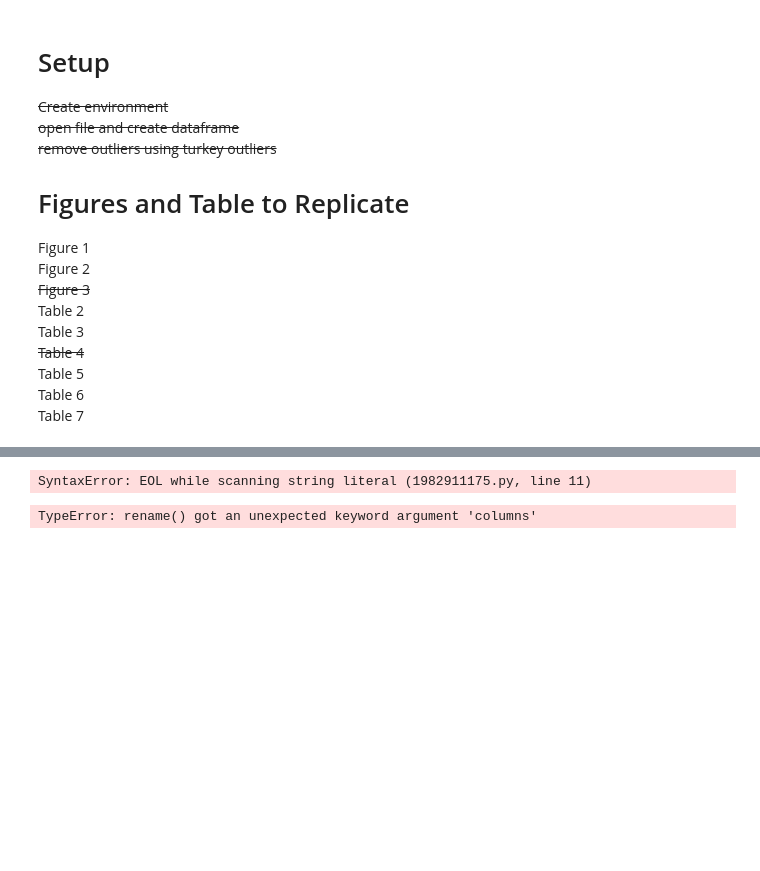
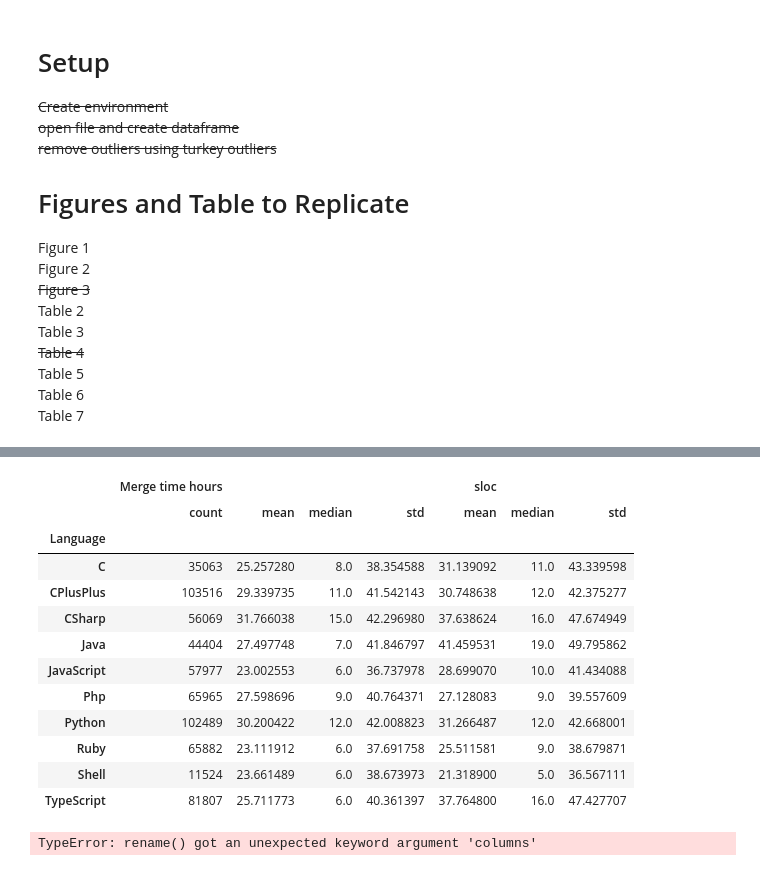
Before and after one commit to GuillaumeClaude/SENG-480B-Final-Project, a Jupyter notebook: Code/analysis.ipynb, the cells around one changed output, grey strips where cells are left out. Drawn from its saved outputs; the diff is of its cells as text; code cells hidden in the pictures; blank space fills up the shorter version.

Commit message:
Fixed table 4

```diff
--- a/Code/analysis.ipynb
+++ b/Code/analysis.ipynb
@@ -25,7 +25,7 @@ from scipy.stats import spearmanr
 # %%
 # Reading input file and creating dataframe for analysis
 
-df = pd.read_csv("C:\SENG-480B-Final-Project\Input files\prlist.txt", sep=",")
+df = pd.read_csv("/Users/admin/Desktop/SENG-480B-Final-Project-1/Input files/prlist.txt", sep=",")
 df["sloc"]=df['Insertions']+df['Deletions']+df['Modifications']
 df.head()
 # %% [output]
@@ -134,17 +134,30 @@ combine=pd.concat([df1,df2], axis=1)
 # %%
 # Table 4 Time-to-merge (hours) and SLOC per pull request
 # N = total number, M = mean, Mdn = median, SD = standard deviation.
 
 
 day=df["Merge time minutes"]/60
 day=pd.to_numeric(day, downcast='integer').apply(np.ceil)
 pull=pd.DataFrame()
 pull= df.copy()
 pull["Merge time minutes"]=day
 pull=pull.drop(columns=["PR ID","Modifications", "Files changed","Insertions","Deletions"])
-pull=pull.groupby(["Language"]).agg({ 'Mergetime minutes': ['count','mean','median', 'std'], 'sloc': ['mean','median', 'std']}).rename(columns={"Merge time minutes":"Merge time hours","count":count"display(pull)a
+pull=pull.groupby(["Language"]).agg({ 'Merge time minutes': ['count','mean','median', 'std'], 'sloc': ['mean','median', 'std']}).rename(columns={"Merge time minutes":"Merge time hours","count":"count"})
+display(pull)
 # %% [output]
-SyntaxError: EOL while scanning string literal (1982911175.py, line 11)
+|  | Merge time hours |  |  |  | sloc |  |  |
+|  | count | mean | median | std | mean | median | std |
+| Language |  |  |  |  |  |  |  |
+| C | 35063 | 25.257280 | 8.0 | 38.354588 | 31.139092 | 11.0 | 43.339598 |
+| CPlusPlus | 103516 | 29.339735 | 11.0 | 41.542143 | 30.748638 | 12.0 | 42.375277 |
+| CSharp | 56069 | 31.766038 | 15.0 | 42.296980 | 37.638624 | 16.0 | 47.674949 |
+| Java | 44404 | 27.497748 | 7.0 | 41.846797 | 41.459531 | 19.0 | 49.795862 |
+| JavaScript | 57977 | 23.002553 | 6.0 | 36.737978 | 28.699070 | 10.0 | 41.434088 |
+| Php | 65965 | 27.598696 | 9.0 | 40.764371 | 27.128083 | 9.0 | 39.557609 |
+| Python | 102489 | 30.200422 | 12.0 | 42.008823 | 31.266487 | 12.0 | 42.668001 |
+| Ruby | 65882 | 23.111912 | 6.0 | 37.691758 | 25.511581 | 9.0 | 38.679871 |
+| Shell | 11524 | 23.661489 | 6.0 | 38.673973 | 21.318900 | 5.0 | 36.567111 |
+| TypeScript | 81807 | 25.711773 | 6.0 | 40.361397 | 37.764800 | 16.0 | 47.427707 |
 # %%
 # Table 5: Spearman correlation coefficient 𝑟𝑠 (𝑝 < .001) between time-to-merge (hours) and total SLOC. N = total number.
 
```
